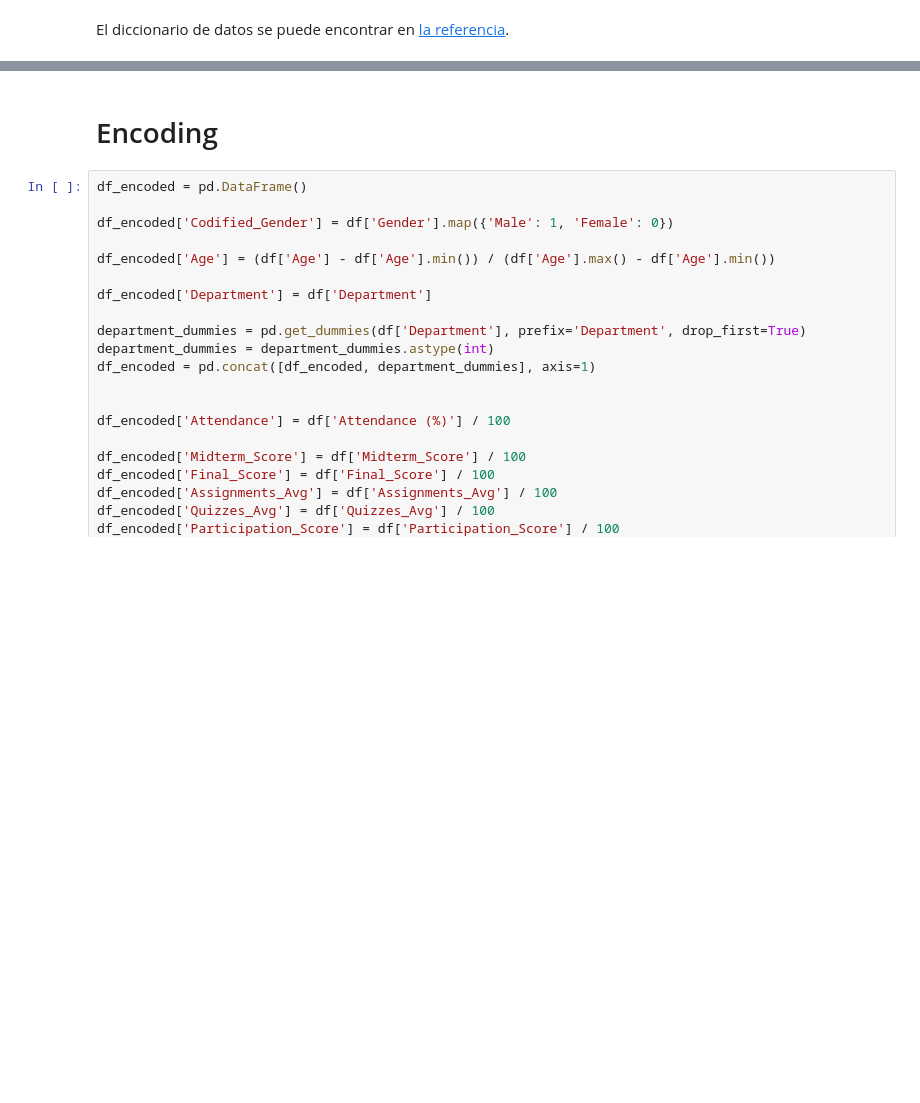
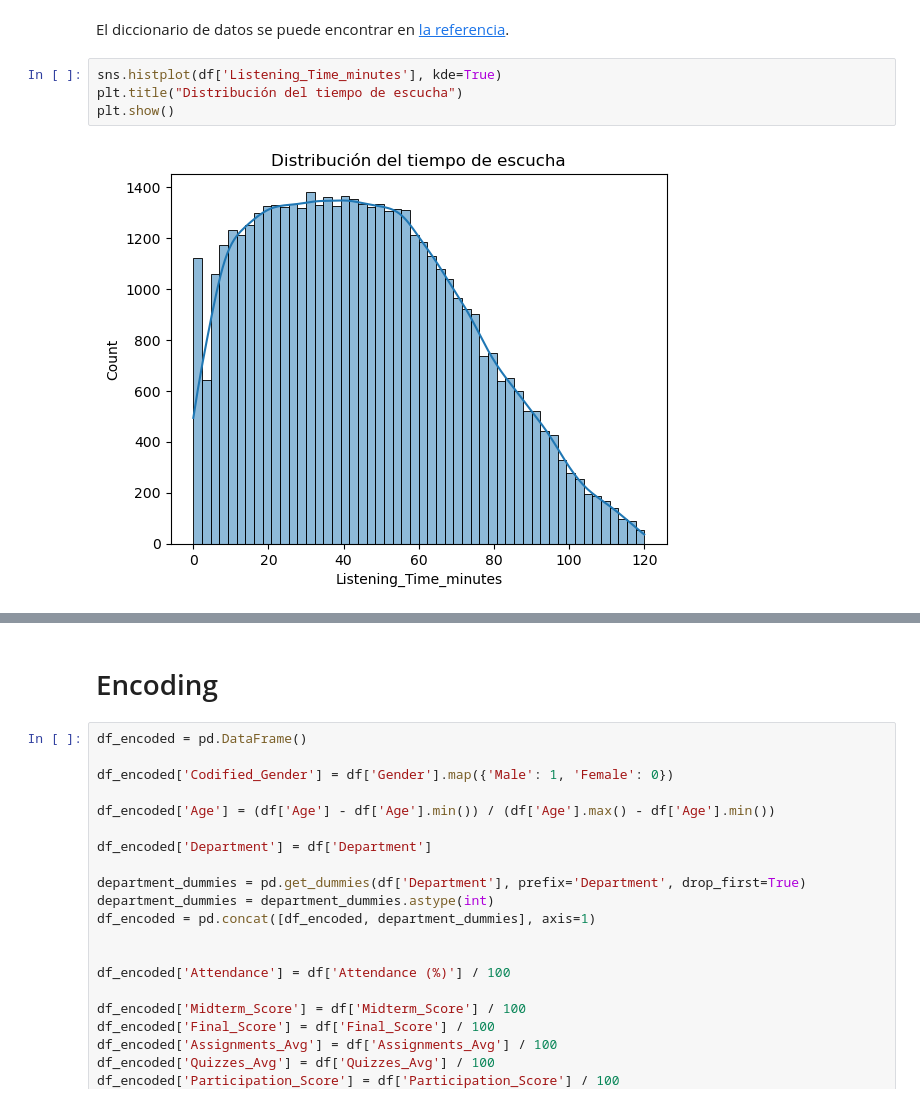
Before and after one commit to Javier-Etcheto/AprMaqI, a Jupyter notebook: TP.ipynb, the cells around one changed output, grey strips where cells are left out. Cells and saved outputs as stored; diff of their text form; blank space fills up the shorter version.

```diff
--- a/TP.ipynb
+++ b/TP.ipynb
@@ -63,2 +71,8 @@ df.head(3).T
 # %% [markdown]
 El diccionario de datos se puede encontrar en [la referencia](https://www.kaggle.com/datasets/mahmoudelhemaly/students-grading-dataset/data).
+# %%
+sns.histplot(df['Listening_Time_minutes'], kde=True)
+plt.title("Distribución del tiempo de escucha")
+plt.show()
+# %% [output]
+[figure, added]
```
Also changed, not shown: parts of 7 cells of this notebook, 4 other files.
